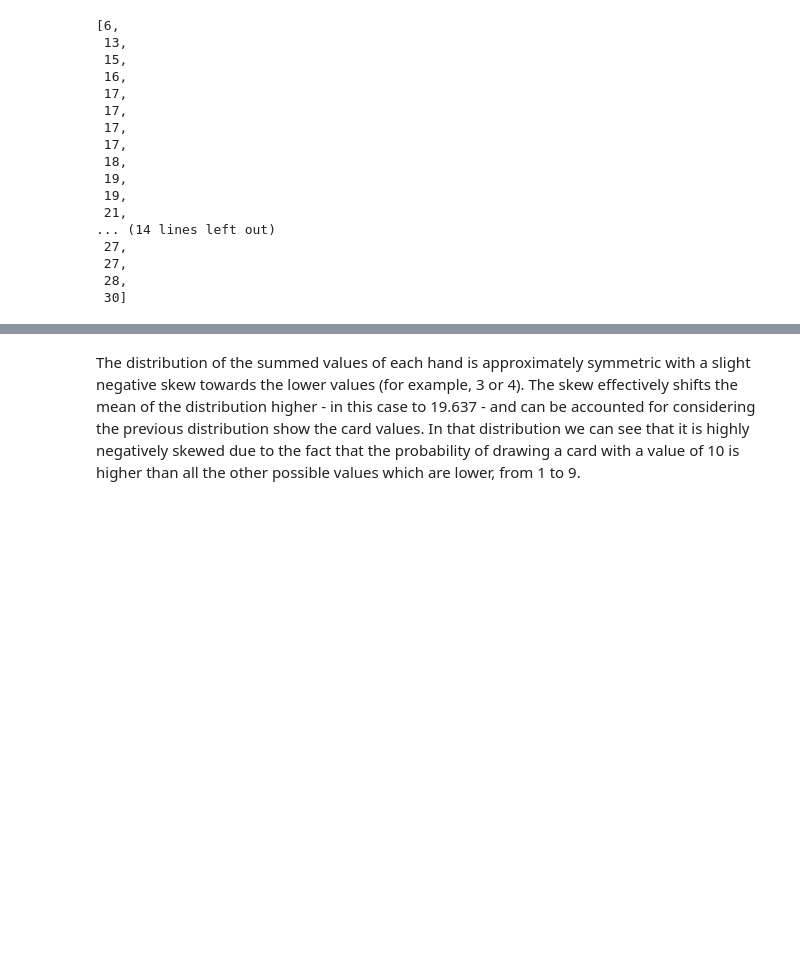
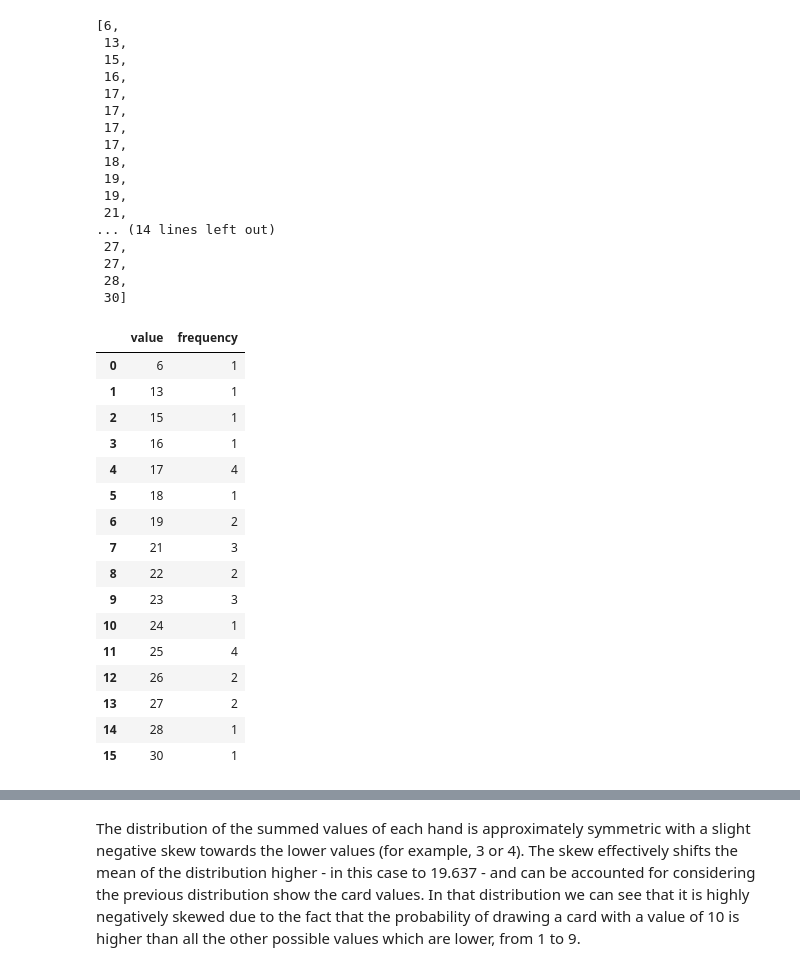
Before and after one commit to hichana/udacity, a Jupyter notebook: P2/descriptive_stats_project/descriptive_statistics_project.ipynb, the cells around one changed output, grey strips where cells are left out. Cells and saved outputs as stored; diff of their text form; code cells hidden in the pictures; blank space fills up the shorter version.

```diff
--- a/P2/descriptive_stats_project/descriptive_statistics_project.ipynb
+++ b/P2/descriptive_stats_project/descriptive_statistics_project.ipynb
@@ -283,6 +261,32 @@ sorted(sum_hands)
  27,
  28,
  30]
+# %%
+sum_hands_dict = defaultdict(int)
+for value in sum_hands:
+    sum_hands_dict[value] += 1
+
+grp_sum_hands = sorted(sum_hands_dict.items())
+sum_hands_df = pd.DataFrame(grp_sum_hands, columns=("value","frequency"))
+sum_hands_df
+# %% [output]
+|  | value | frequency |
+| 0 | 6 | 1 |
+| 1 | 13 | 1 |
+| 2 | 15 | 1 |
+| 3 | 16 | 1 |
+| 4 | 17 | 4 |
+| 5 | 18 | 1 |
+| 6 | 19 | 2 |
+| 7 | 21 | 3 |
+| 8 | 22 | 2 |
+| 9 | 23 | 3 |
+| 10 | 24 | 1 |
+| 11 | 25 | 4 |
+| 12 | 26 | 2 |
+| 13 | 27 | 2 |
+| 14 | 28 | 1 |
+| 15 | 30 | 1 |
 # %%
 """Plot list in histogram"""
 fig, ax = plt.subplots()
```
Also changed, not shown: parts of 11 cells of this notebook, 1 other file.
